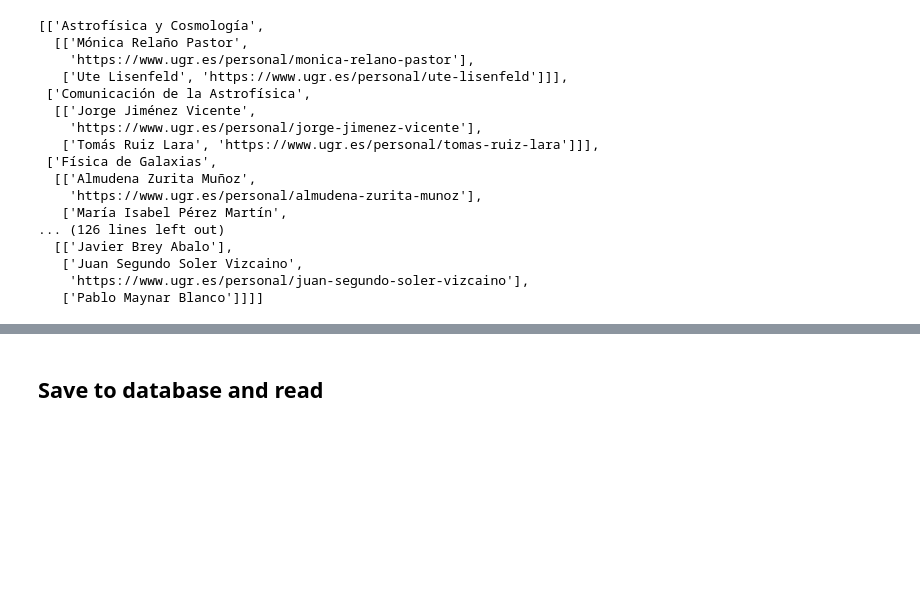
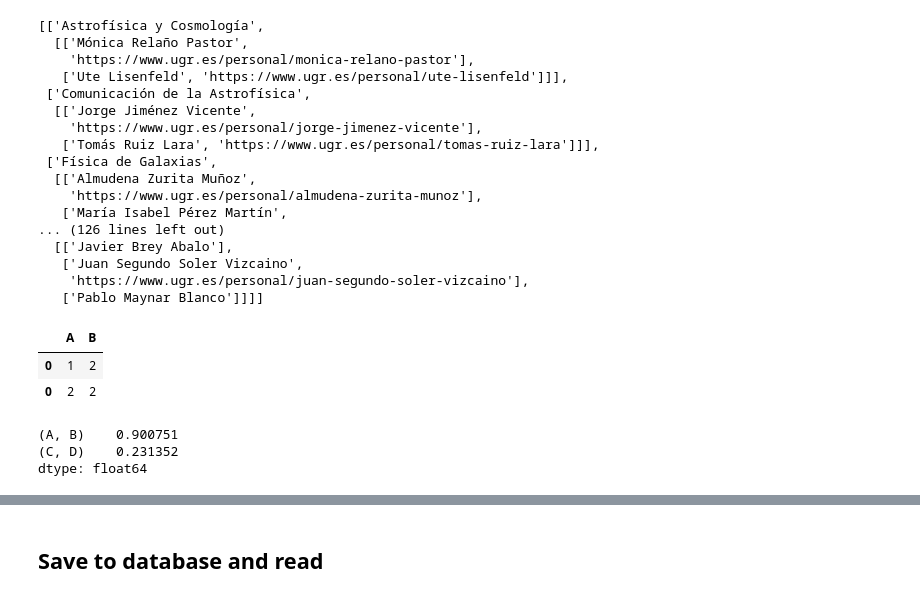
Before and after one commit to mlr58/Web-Scraping-Projects, a Jupyter notebook: master_info_scraping.ipynb, the cells around one changed output, grey strips where cells are left out. Drawn from its saved outputs; the diff is of its cells as text; code cells hidden in the pictures; blank space fills up the shorter version.

```diff
--- a/master_info_scraping.ipynb
+++ b/master_info_scraping.ipynb
@@ -118,6 +122,21 @@ elements
    ['Juan Segundo Soler Vizcaino',
     'https://www.ugr.es/personal/juan-segundo-soler-vizcaino'],
    ['Pablo Maynar Blanco']]]]
+# %%
+data1 = pd.DataFrame([[1,2]], columns=['A', 'B'])
+data2 = pd.DataFrame([[2,2]], columns=['A', 'B'])
+data1 = pd.concat([data1, data2])
+data1
+# %% [output]
+|  | A | B |
+| 0 | 1 | 2 |
+| 0 | 2 | 2 |
+# %%
+pd.Series(np.random.rand(2), index=pd.MultiIndex.from_tuples([('A', 'B'), ('C', 'D')], names))
+# %% [output]
+(A, B)    0.900751
+(C, D)    0.231352
+dtype: float64
 # %%
 data = pd.DataFrame(columns=['Subject', 'Professor Name', 'Professor E-Mail'])
 k = 0
```
Also changed, not shown: parts of 5 cells of this notebook.
